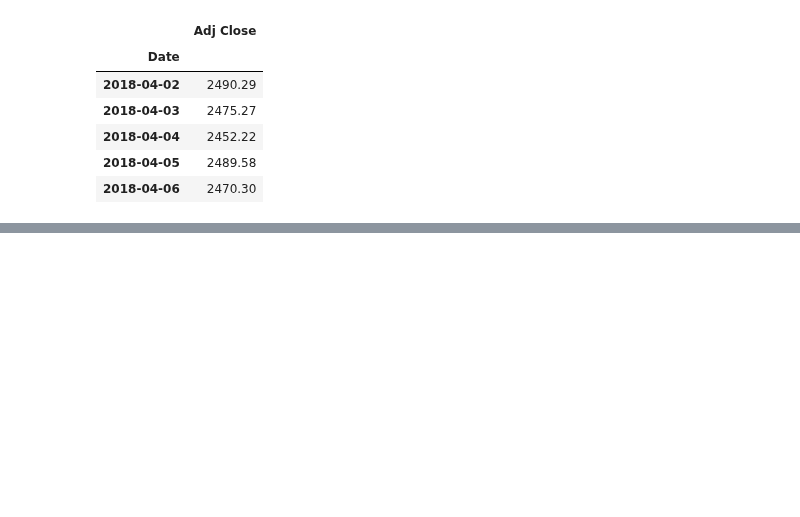
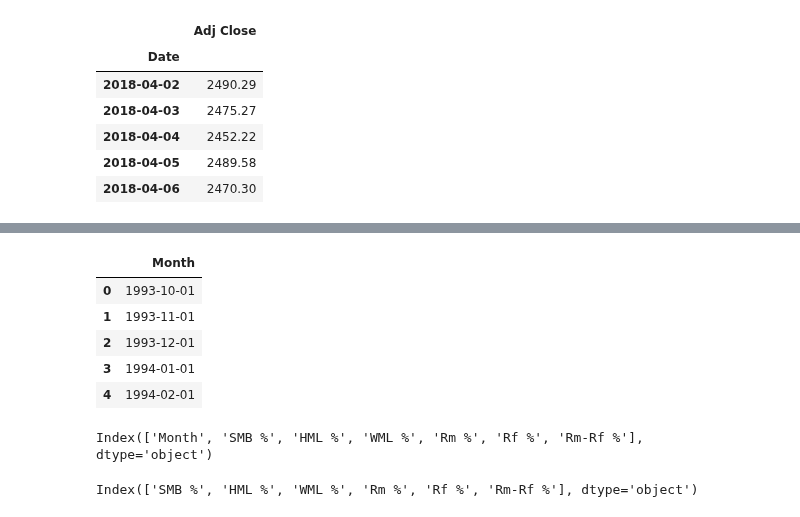
Before and after one commit to AMAYadav/PROJECTS-, a Jupyter notebook: factor_modelling.ipynb, the cells around one changed output, grey strips where cells are left out. Cells and saved outputs as stored; diff of their text form; code cells hidden in the pictures; blank space fills up the shorter version.

```diff
--- a/factor_modelling.ipynb
+++ b/factor_modelling.ipynb
@@ -123,0 +110,13 @@ file1=file.resample('M')
+# %%
+file[['Month']].head()
+# %% [output]
+|  | Month |
+| 0 | 1993-10-01 |
+| 1 | 1993-11-01 |
+| 2 | 1993-12-01 |
+| 3 | 1994-01-01 |
+| 4 | 1994-02-01 |
+# %%
+file.columns
+# %% [output]
+Index(['Month', 'SMB %', 'HML %', 'WML %', 'Rm %', 'Rf %', 'Rm-Rf %'], dtype='object')
@@ -123,0 +125,4 @@ file1=file.resample('M')
+# %%
+file.columns
+# %% [output]
+Index(['SMB %', 'HML %', 'WML %', 'Rm %', 'Rf %', 'Rm-Rf %'], dtype='object')
```
Also changed, not shown: parts of 13 cells of this notebook.
